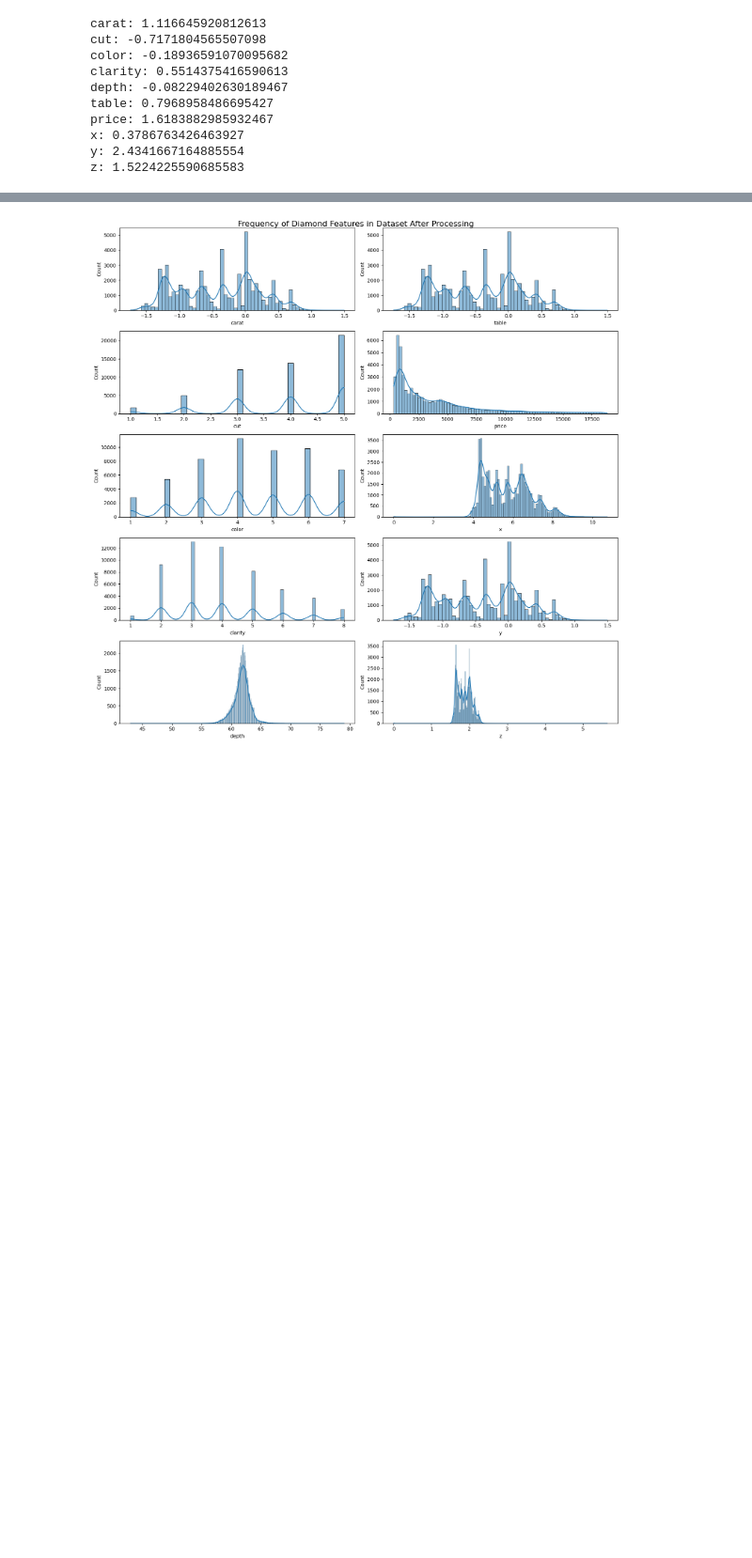
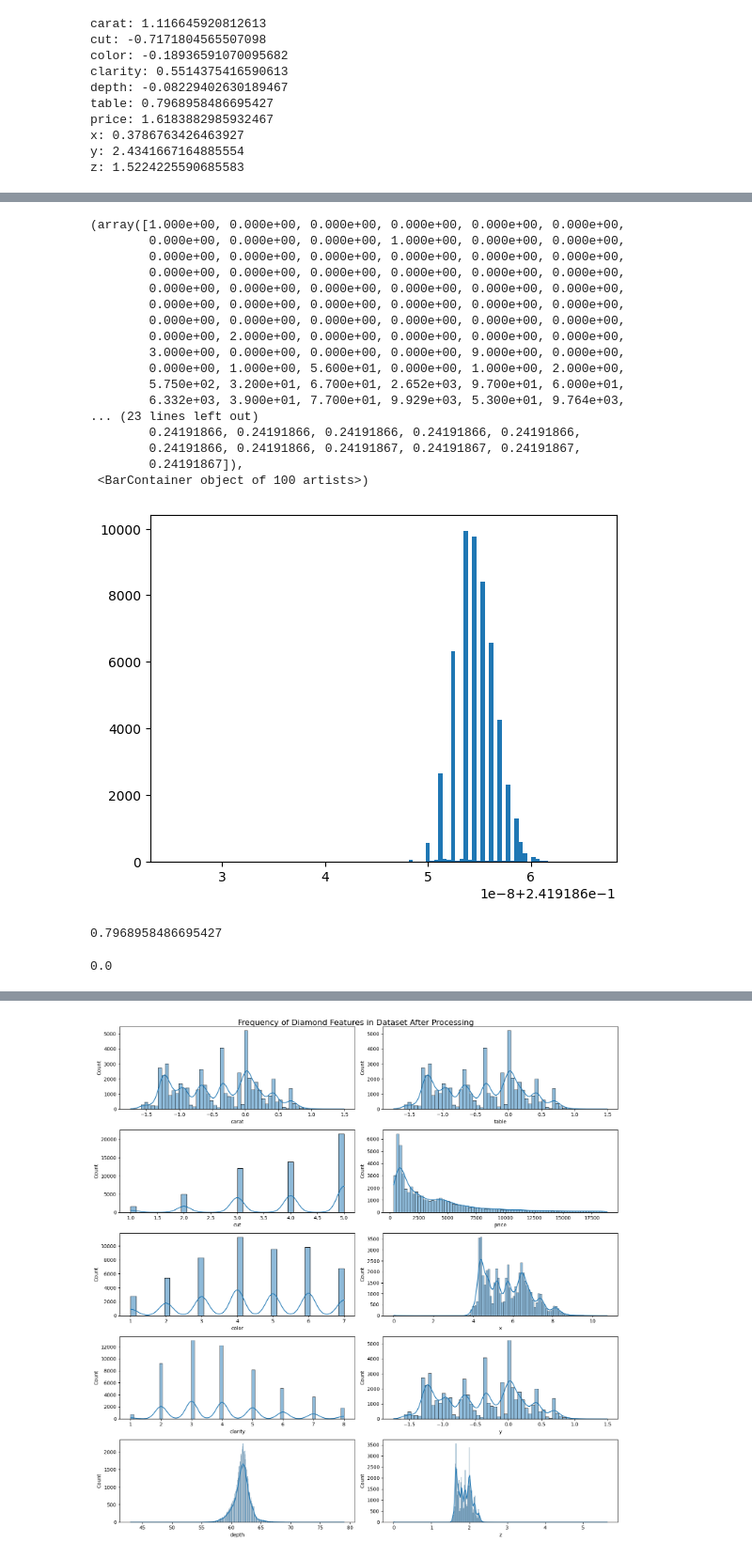
Before and after one commit to thewrigman/Diamond-characteristics-ece219, a Jupyter notebook: src/dataset.ipynb, the cells around one changed output, grey strips where cells are left out. Shown: that part at 94% size. Cells and saved outputs as stored; diff of their text form; code cells hidden in the pictures; blank space fills up the shorter version.

```diff
--- a/src/dataset.ipynb
+++ b/src/dataset.ipynb
@@ -139,0 +185,25 @@ from scipy import stats
+# %%
+plt.hist(boxcoxtable,bins=100)
+# %% [output]
+(array([1.000e+00, 0.000e+00, 0.000e+00, 0.000e+00, 0.000e+00, 0.000e+00,
+        0.000e+00, 0.000e+00, 0.000e+00, 1.000e+00, 0.000e+00, 0.000e+00,
+        0.000e+00, 0.000e+00, 0.000e+00, 0.000e+00, 0.000e+00, 0.000e+00,
+        0.000e+00, 0.000e+00, 0.000e+00, 0.000e+00, 0.000e+00, 0.000e+00,
+        0.000e+00, 0.000e+00, 0.000e+00, 0.000e+00, 0.000e+00, 0.000e+00,
+        0.000e+00, 0.000e+00, 0.000e+00, 0.000e+00, 0.000e+00, 0.000e+00,
+        0.000e+00, 0.000e+00, 0.000e+00, 0.000e+00, 0.000e+00, 0.000e+00,
+        0.000e+00, 2.000e+00, 0.000e+00, 0.000e+00, 0.000e+00, 0.000e+00,
+        3.000e+00, 0.000e+00, 0.000e+00, 0.000e+00, 9.000e+00, 0.000e+00,
+        0.000e+00, 1.000e+00, 5.600e+01, 0.000e+00, 1.000e+00, 2.000e+00,
+        5.750e+02, 3.200e+01, 6.700e+01, 2.652e+03, 9.700e+01, 6.000e+01,
+        6.332e+03, 3.900e+01, 7.700e+01, 9.929e+03, 5.300e+01, 9.764e+03,
+... (23 lines left out)
+        0.24191866, 0.24191866, 0.24191866, 0.24191866, 0.24191866,
+        0.24191866, 0.24191866, 0.24191867, 0.24191867, 0.24191867,
+        0.24191867]),
+ <BarContainer object of 100 artists>)
+[figure, added]
+# %%
+qqdf['table'].skew()
+# %% [output]
+0.7968958486695427
@@ -139,0 +212,4 @@ from scipy import stats
+# %%
+boxcoxtable.skew()
+# %% [output]
+0.0
```
Also changed, not shown: parts of 6 cells of this notebook, 7 other files.
